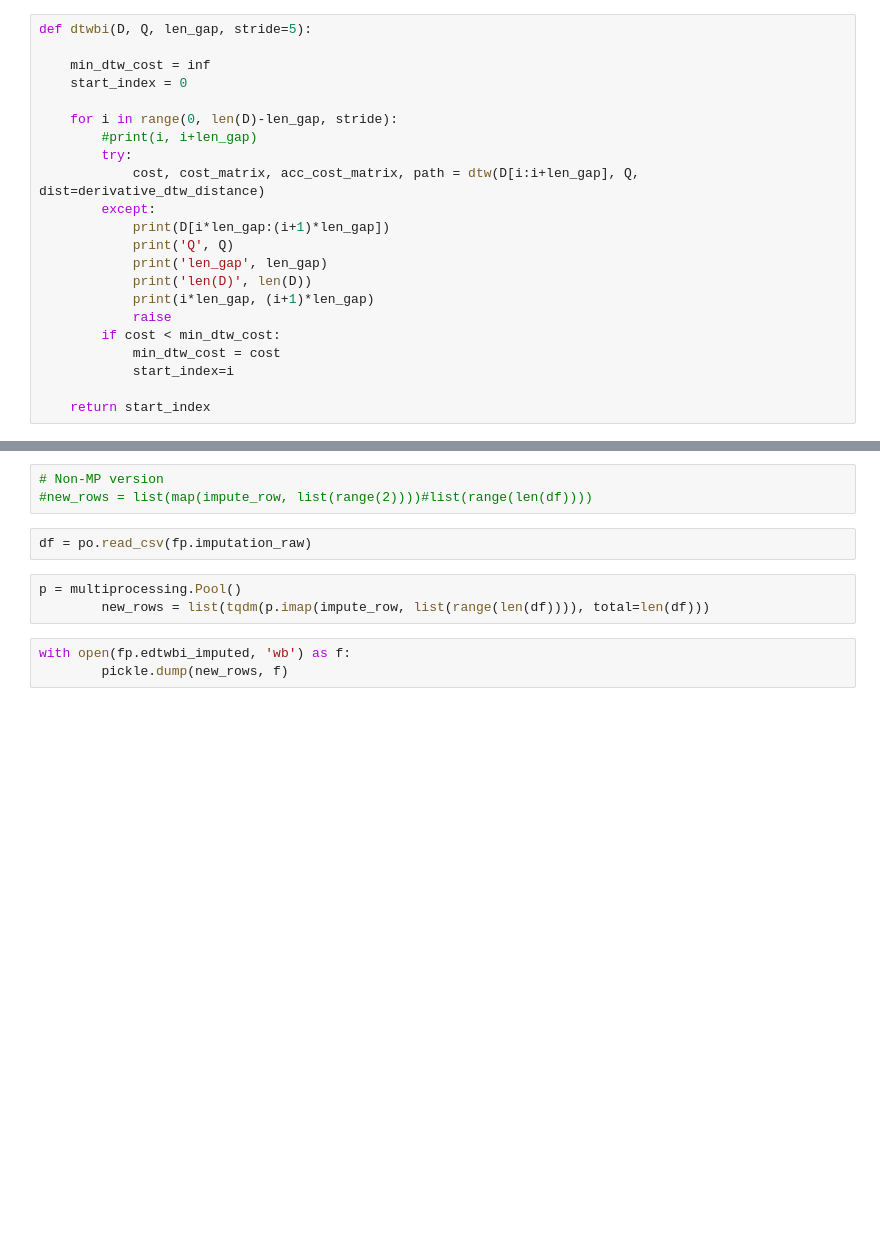
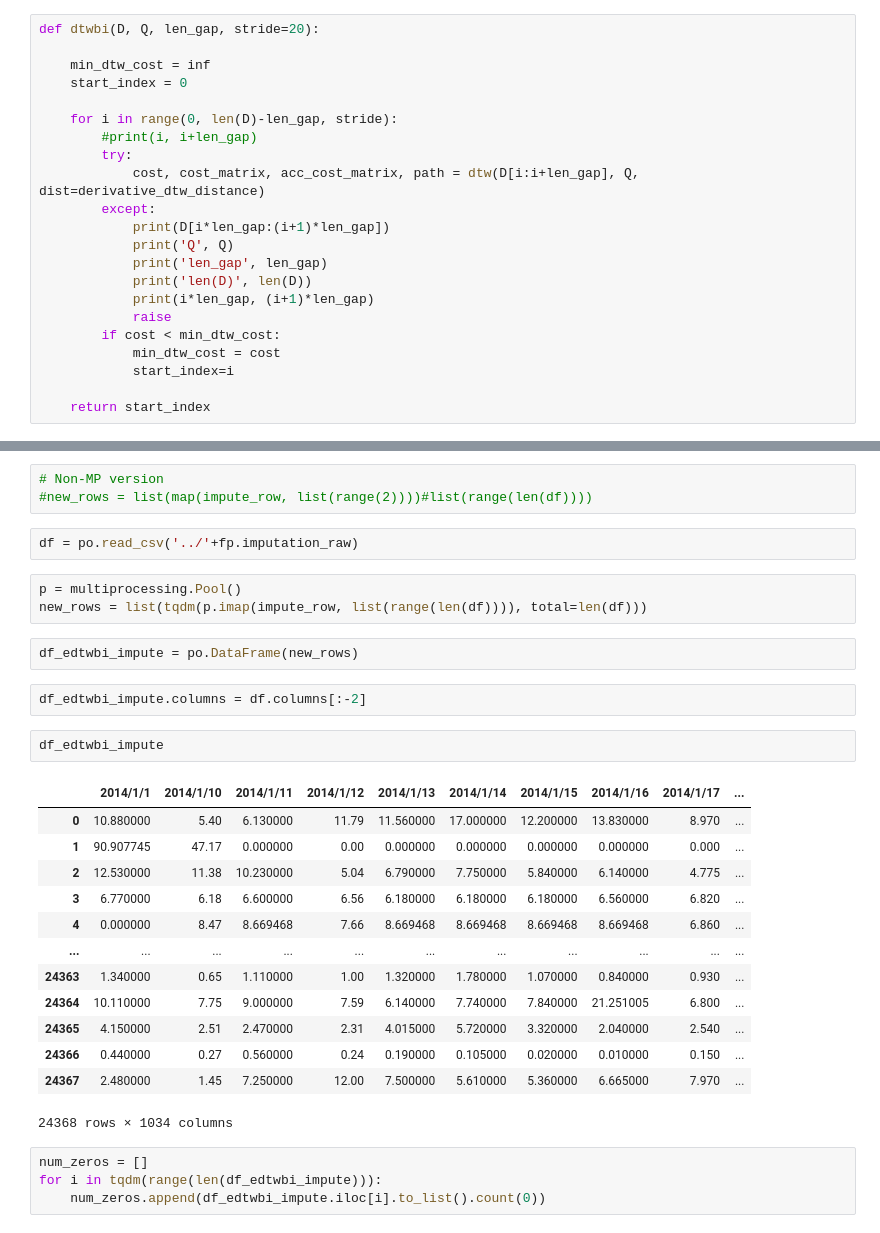
Before and after one commit to vmm221313/Energy_Theft, a Jupyter notebook: impute/eDTWBI.ipynb, the cells around one changed output, grey strips where cells are left out. Saved outputs shown, nothing was run; the diff lists cells and outputs as text; blank space fills up the shorter version.

```diff
--- a/impute/eDTWBI.ipynb
+++ b/impute/eDTWBI.ipynb
@@ -109,7 +110,7 @@ def find_gaps(x):
 
     return missing_seqs
 # %%
-def dtwbi(D, Q, len_gap, stride=5):
+def dtwbi(D, Q, len_gap, stride=20):
 
 	min_dtw_cost = inf
 	start_index = 0
@@ -229,10 +206,31 @@ plt.plot(new_rows[1], color='blue')
 # Non-MP version
 #new_rows = list(map(impute_row, list(range(2))))#list(range(len(df))))
 # %%
-df = po.read_csv(fp.imputation_raw)
+df = po.read_csv('../'+fp.imputation_raw)
 # %%
 p = multiprocessing.Pool()
-		new_rows = list(tqdm(p.imap(impute_row, list(range(len(df)))), total=len(df)))
+new_rows = list(tqdm(p.imap(impute_row, list(range(len(df)))), total=len(df)))
-# %%
-with open(fp.edtwbi_imputed, 'wb') as f:
-		pickle.dump(new_rows, f)
+# %%
+df_edtwbi_impute = po.DataFrame(new_rows)
+# %%
+df_edtwbi_impute.columns = df.columns[:-2]
+# %%
+df_edtwbi_impute
+# %% [output]
+|  | 2014/1/1 | 2014/1/10 | 2014/1/11 | 2014/1/12 | 2014/1/13 | 2014/1/14 | 2014/1/15 | 2014/1/16 | 2014/1/17 | ... |
+| 0 | 10.880000 | 5.40 | 6.130000 | 11.79 | 11.560000 | 17.000000 | 12.200000 | 13.830000 | 8.970 | ... |
+| 1 | 90.907745 | 47.17 | 0.000000 | 0.00 | 0.000000 | 0.000000 | 0.000000 | 0.000000 | 0.000 | ... |
+| 2 | 12.530000 | 11.38 | 10.230000 | 5.04 | 6.790000 | 7.750000 | 5.840000 | 6.140000 | 4.775 | ... |
+| 3 | 6.770000 | 6.18 | 6.600000 | 6.56 | 6.180000 | 6.180000 | 6.180000 | 6.560000 | 6.820 | ... |
+| 4 | 0.000000 | 8.47 | 8.669468 | 7.66 | 8.669468 | 8.669468 | 8.669468 | 8.669468 | 6.860 | ... |
+| ... | ... | ... | ... | ... | ... | ... | ... | ... | ... | ... |
+| 24363 | 1.340000 | 0.65 | 1.110000 | 1.00 | 1.320000 | 1.780000 | 1.070000 | 0.840000 | 0.930 | ... |
+| 24364 | 10.110000 | 7.75 | 9.000000 | 7.59 | 6.140000 | 7.740000 | 7.840000 | 21.251005 | 6.800 | ... |
+| 24365 | 4.150000 | 2.51 | 2.470000 | 2.31 | 4.015000 | 5.720000 | 3.320000 | 2.040000 | 2.540 | ... |
+| 24366 | 0.440000 | 0.27 | 0.560000 | 0.24 | 0.190000 | 0.105000 | 0.020000 | 0.010000 | 0.150 | ... |
+| 24367 | 2.480000 | 1.45 | 7.250000 | 12.00 | 7.500000 | 5.610000 | 5.360000 | 6.665000 | 7.970 | ... |
+24368 rows × 1034 columns
+# %%
+num_zeros = []
+for i in tqdm(range(len(df_edtwbi_impute))):
+    num_zeros.append(df_edtwbi_impute.iloc[i].to_list().count(0))
```
Also changed, not shown: parts of 18 cells of this notebook, 10 other files.
